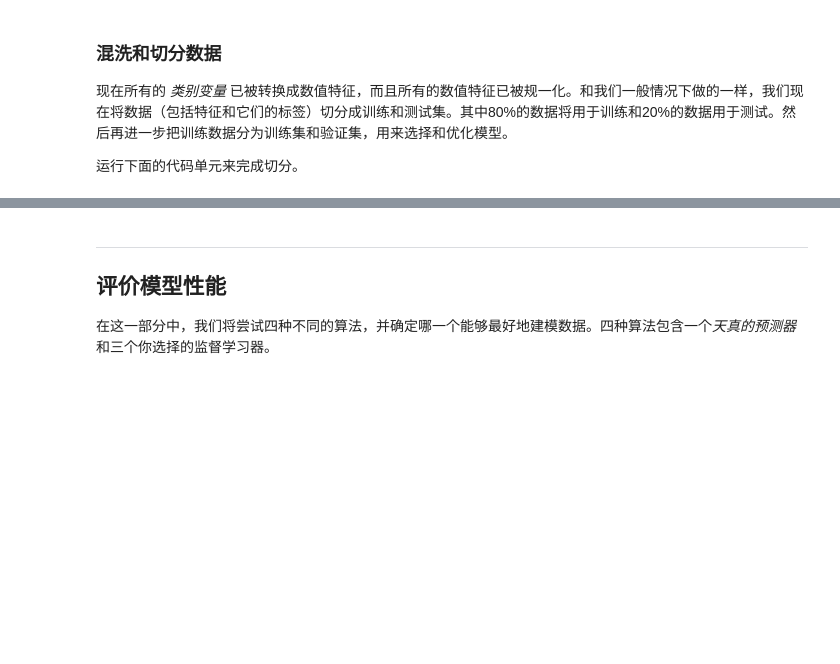
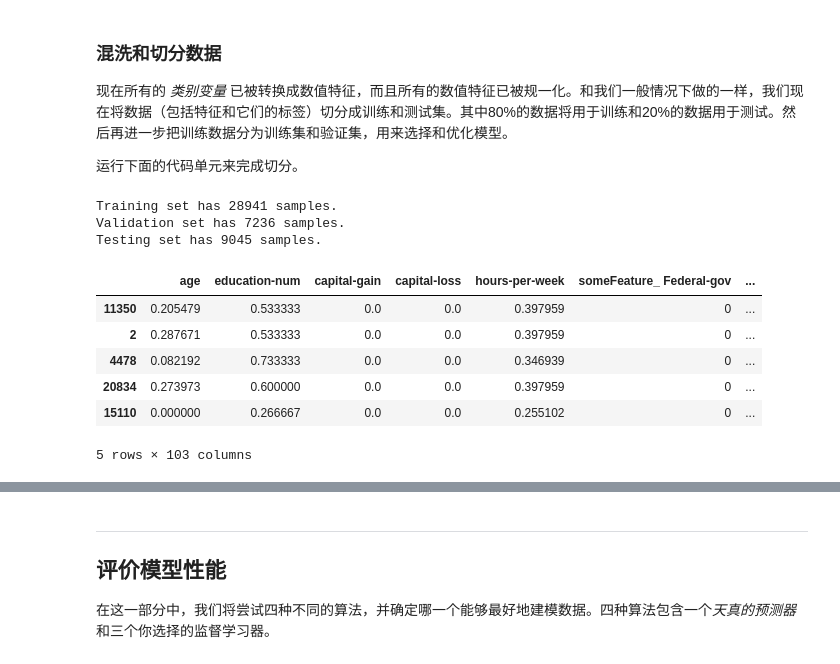
Before and after one commit to zjplus/finding_donors, a Jupyter notebook: finding_donors.ipynb, the cells around one changed output, grey strips where cells are left out. Saved outputs shown, nothing was run; the diff lists cells and outputs as text; code cells hidden in the pictures; blank space fills up the shorter version.

```diff
--- a/finding_donors.ipynb
+++ b/finding_donors.ipynb
@@ -154,13 +174,13 @@ pd.get_dummies(features_raw, prefix=['someFeature'])
 # %%
 # TODO：使用pandas.get_dummies()对'features_raw'数据进行独热编码
-features = None
+features = pd.get_dummies(features_raw, prefix='someFeature')
 
 # TODO：将'income_raw'编码成数字值
-income = None
+income =  income_raw.map(lambda x:0 if x=="<=50K" else 1)
 
 # 打印经过独热编码之后的特征数量
 encoded = list(features.columns)
 print "{} total features after one-hot encoding.".format(len(encoded))
 
 # 移除下面一行的注释以观察编码的特征名字
-#print encoded
+print encoded
@@ -184,3 +207,17 @@ X_train, X_val, y_train, y_val = train_test_split(X_train, y_train, test_size=0.
 print "Training set has {} samples.".format(X_train.shape[0])
 print "Validation set has {} samples.".format(X_val.shape[0])
 print "Testing set has {} samples.".format(X_test.shape[0])
+# %% [output]
+Training set has 28941 samples.
+Validation set has 7236 samples.
+Testing set has 9045 samples.
+# %%
+X_train.head()
+# %% [output]
+|  | age | education-num | capital-gain | capital-loss | hours-per-week | someFeature_ Federal-gov | ... |
+| 11350 | 0.205479 | 0.533333 | 0.0 | 0.0 | 0.397959 | 0 | ... |
+| 2 | 0.287671 | 0.533333 | 0.0 | 0.0 | 0.397959 | 0 | ... |
+| 4478 | 0.082192 | 0.733333 | 0.0 | 0.0 | 0.346939 | 0 | ... |
+| 20834 | 0.273973 | 0.600000 | 0.0 | 0.0 | 0.397959 | 0 | ... |
+| 15110 | 0.000000 | 0.266667 | 0.0 | 0.0 | 0.255102 | 0 | ... |
+5 rows × 103 columns
```
Also changed, not shown: parts of 13 cells of this notebook.
